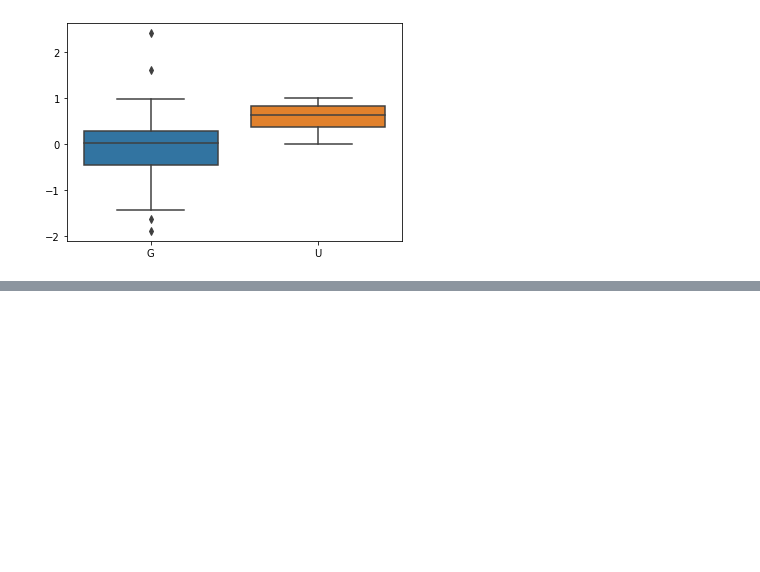
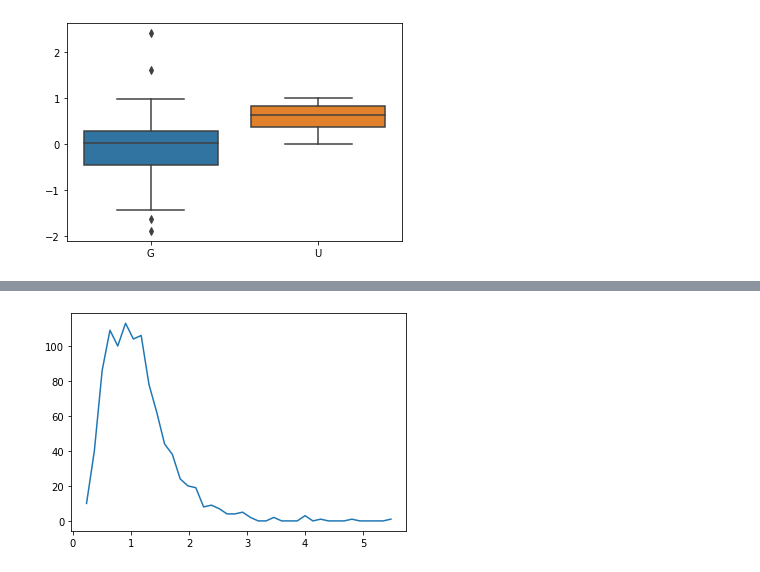
Before and after one commit to kelsklane/stat_practice, a Jupyter notebook: Practice_notebooks/Visualization Practice.ipynb, the cells around one changed output, grey strips where cells are left out. Drawn from its saved outputs; the diff is of its cells as text; code cells hidden in the pictures; blank space fills up the shorter version.

```diff
--- a/Practice_notebooks/Visualization Practice.ipynb
+++ b/Practice_notebooks/Visualization Practice.ipynb
@@ -94,0 +108,11 @@ sns.boxplot(data = df, orient = 'v');
+# %%
+#y is height and x in value
+y, x = np.histogram(data, bins = k)
+
+#Get bin center
+center = (x[1:] + x[:-1]) / 2
+
+plt.plot(center, y)
+plt.show()
+# %% [output]
+[figure, added]
```
Also changed, not shown: parts of 5 cells of this notebook.
